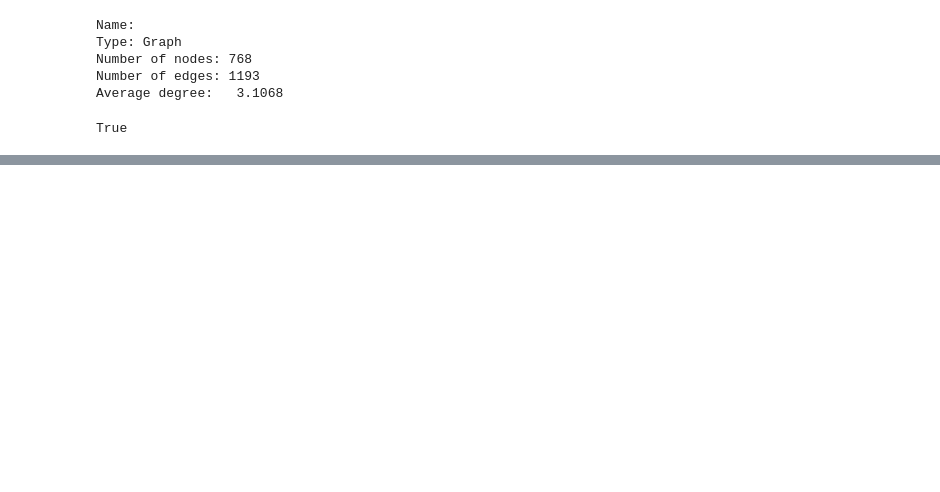
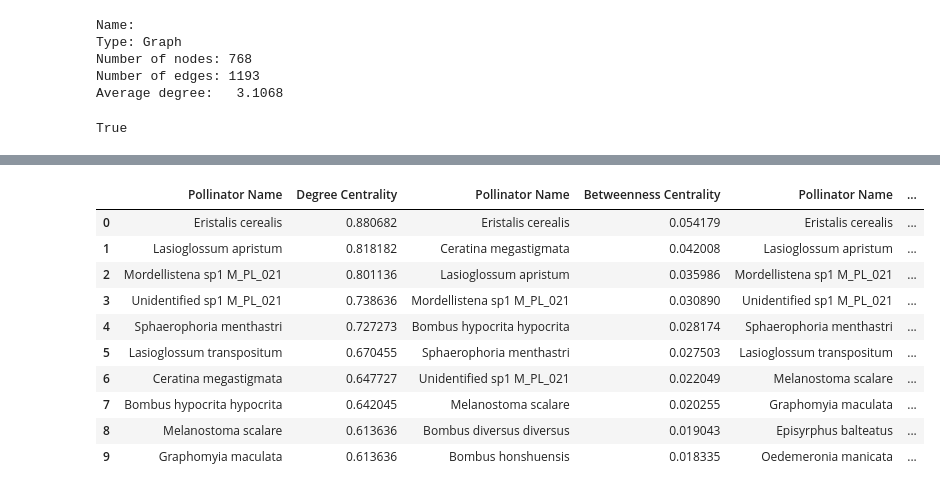
Before and after one commit to lincarrieli/DATA620-Web-Analytics, a Jupyter notebook: Data620_Project2_Lin_Tony.ipynb, the cells around one changed output, grey strips where cells are left out. Drawn from its saved outputs; the diff is of its cells as text; code cells hidden in the pictures; blank space fills up the shorter version.

```diff
--- a/Data620_Project2_Lin_Tony.ipynb
+++ b/Data620_Project2_Lin_Tony.ipynb
@@ -192,0 +274,18 @@ This network have relatively low density of 0.00405. For the pollinators network
+# %%
+# all measures for pollinators
+All_Measures_pollinators = pd.concat([df_centrality_C_pollinators, df_Btw_C_pollinators, df_eigen_C_pollinators], axis=1)
+
+Top_Measures_pollinators = All_Measures_pollinators[:10]
+Top_Measures_pollinators
+# %% [output]
+|  | Pollinator Name | Degree Centrality | Pollinator Name | Betweenness Centrality | Pollinator Name | ... |
+| 0 | Eristalis cerealis | 0.880682 | Eristalis cerealis | 0.054179 | Eristalis cerealis | ... |
+| 1 | Lasioglossum apristum | 0.818182 | Ceratina megastigmata | 0.042008 | Lasioglossum apristum | ... |
+| 2 | Mordellistena sp1 M_PL_021 | 0.801136 | Lasioglossum apristum | 0.035986 | Mordellistena sp1 M_PL_021 | ... |
+| 3 | Unidentified sp1 M_PL_021 | 0.738636 | Mordellistena sp1 M_PL_021 | 0.030890 | Unidentified sp1 M_PL_021 | ... |
+| 4 | Sphaerophoria menthastri | 0.727273 | Bombus hypocrita hypocrita | 0.028174 | Sphaerophoria menthastri | ... |
+| 5 | Lasioglossum transpositum | 0.670455 | Sphaerophoria menthastri | 0.027503 | Lasioglossum transpositum | ... |
+| 6 | Ceratina megastigmata | 0.647727 | Unidentified sp1 M_PL_021 | 0.022049 | Melanostoma scalare | ... |
+| 7 | Bombus hypocrita hypocrita | 0.642045 | Melanostoma scalare | 0.020255 | Graphomyia maculata | ... |
+| 8 | Melanostoma scalare | 0.613636 | Bombus diversus diversus | 0.019043 | Episyrphus balteatus | ... |
+| 9 | Graphomyia maculata | 0.613636 | Bombus honshuensis | 0.018335 | Oedemeronia manicata | ... |
```
Also changed, not shown: parts of 36 cells of this notebook.
